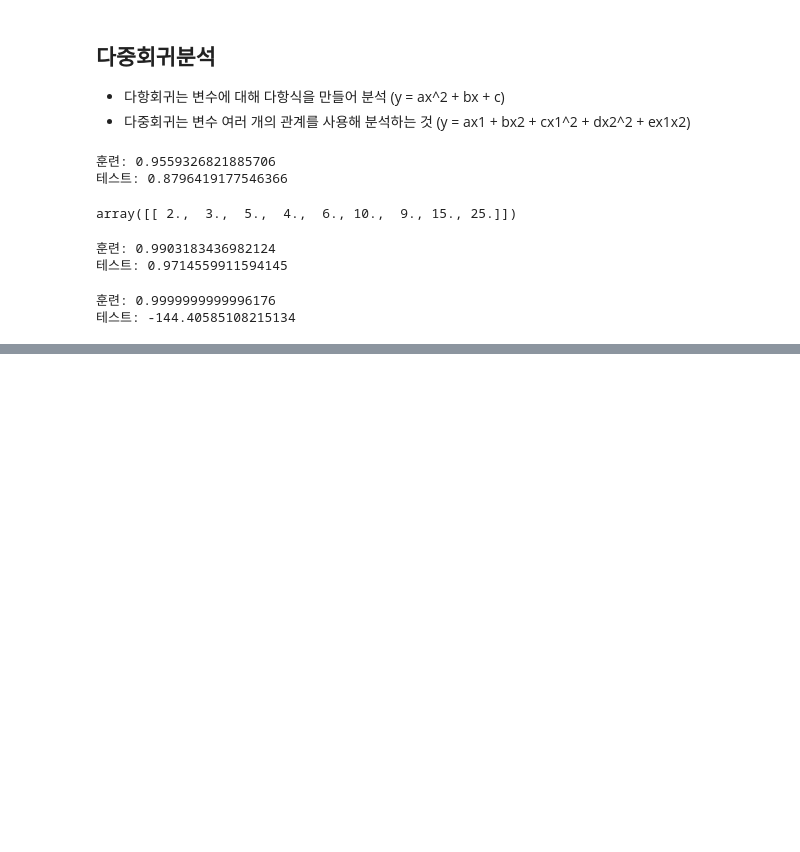
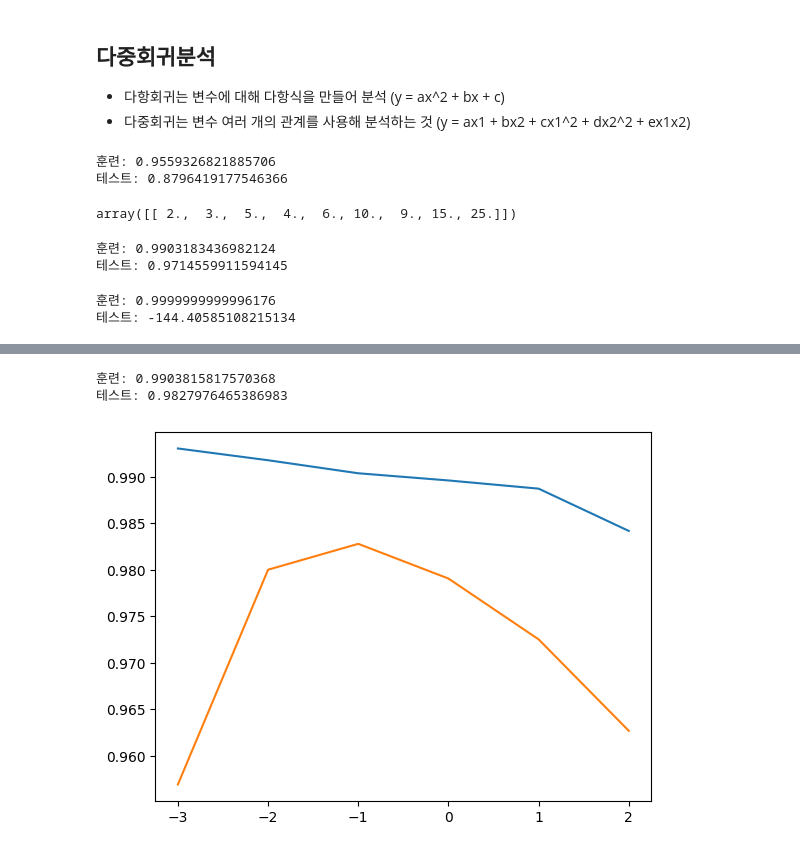
Before and after one commit to krystallinekim/TIL, a Jupyter notebook: Machine_Learning/강의자료/03_feature_engineering.ipynb, the cells around one changed output, grey strips where cells are left out. Drawn from its saved outputs; the diff is of its cells as text; code cells hidden in the pictures; blank space fills up the shorter version.

```diff
--- a/Machine_Learning/강의자료/03_feature_engineering.ipynb
+++ b/Machine_Learning/강의자료/03_feature_engineering.ipynb
@@ -75,0 +83,38 @@ print('테스트:',lr_p5.score(X_test_poly_over, y_test))  # -144 -> 틀린 정
+# %%
+# 특성을 많이 넣을수록 과대적합할 가능성이 크다.
+
+# 스케일링
+from sklearn.preprocessing import StandardScaler
+
+ss = StandardScaler()
+ss.fit(X_train_poly_over)  # fit_transform이 있지만, 훈련 셋 기준으로 스케일링 해야 하기 때문에 따로
+X_train_scaled = ss.transform(X_train_poly_over)
+X_test_scaled = ss.transform(X_test_poly_over)
+# %%
+# 릿지 회귀
+from sklearn.linear_model import Ridge
+
+ridge = Ridge(alpha=0.1)  # hyperparameter: alpha, 기본값 1
+ridge.fit(X_train_scaled, y_train)
+print('훈련:',ridge.score(X_train_scaled, y_train))
+print('테스트:',ridge.score(X_test_scaled, y_test))  # 특성 55개를 다 썼는데 정상화됨
+# %% [output]
+훈련: 0.9903815817570368
+테스트: 0.9827976465386983
+# %%
+train_score = []
+test_score = []
+alpha_list = [0.001, 0.01, 0.1, 1, 10, 100]
+
+for alpha in alpha_list:
+    ridge = Ridge(alpha=alpha)
+    ridge.fit(X_train_scaled, y_train)
+    train_score.append(ridge.score(X_train_scaled, y_train))
+    test_score.append(ridge.score(X_test_scaled, y_test))
+
+plt.plot(np.log10(alpha_list), train_score)
+plt.plot(np.log10(alpha_list), test_score)
+plt.show()
+# alpha의 최적값은 아마 0.1(둘 다 크고, 차이가 적음)
+# %% [output]
+[figure, added]
```
Also changed, not shown: parts of 4 cells of this notebook.
